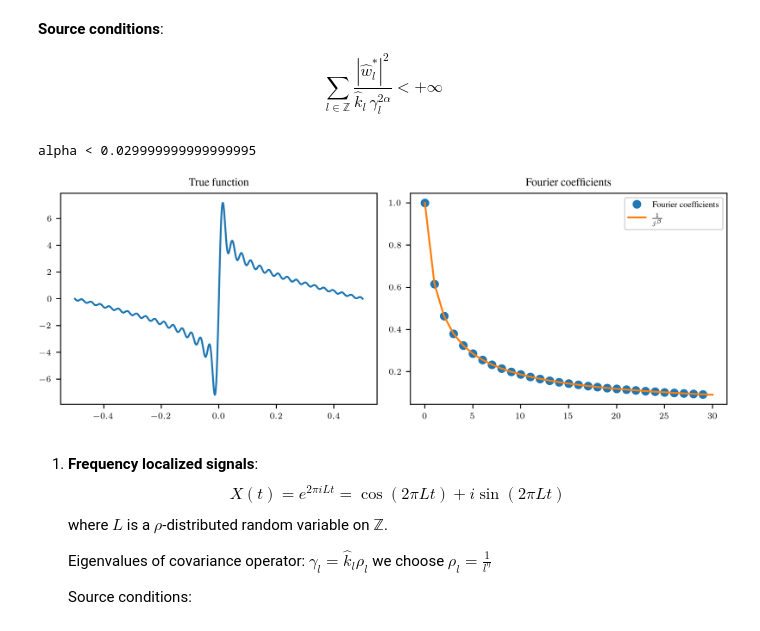
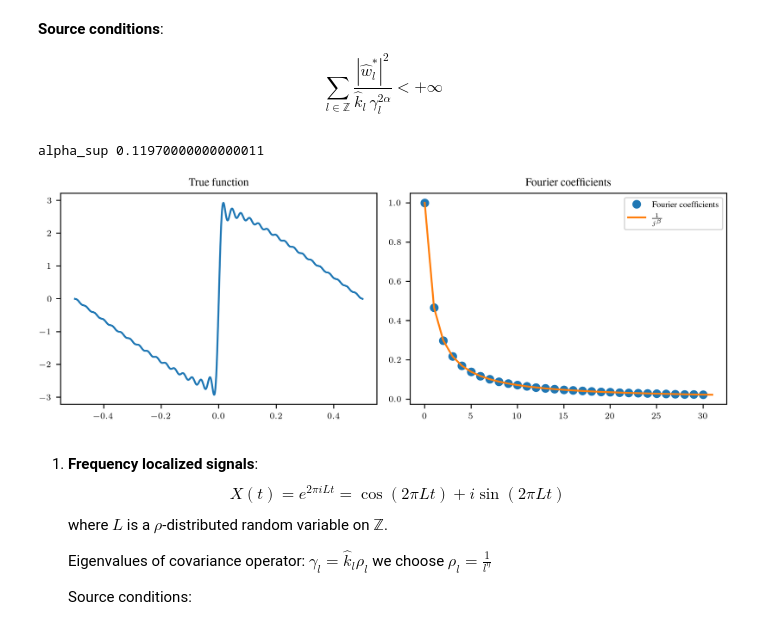
Before and after one commit to EmiliaMagnani/learnconv, a Jupyter notebook: circular_fourier.ipynb, the cells around one changed output. Saved outputs shown, nothing was run; the diff lists cells and outputs as text; code cells hidden in the pictures.

Commit message:
edited circular_fourier

```diff
--- a/circular_fourier.ipynb
+++ b/circular_fourier.ipynb
@@ -28,7 +27,7 @@ def fourier_coeff(f_eval,  T):
 #CHOOSE number of input functions
 N = 50
 
-d = 2**15 # grid points
+d = 2**17 # grid points
 
 
 t_left = -.5
@@ -37,5 +36,3 @@ t_right = .5
 T = t_right - t_left
 
 t = np.linspace(t_left,t_right,d)
-
-lamb =  1e-4 # regularization parameter
@@ -46,5 +38,0 @@ eta = .1
-# %%
-alpha_sup = (2*beta -1 - gamma) / 2*(gamma + eta)
-print("alpha <" , alpha_sup)
-# %% [output]
-alpha < 0.029999999999999995
@@ -53,3 +39,19 @@ alpha = .9 * alpha_sup
+# %%
+beta = 1.1
+gamma =  1.01
+if gamma <=1:
+    raise ValueError("gamma must be > 1")
+eta = .25
+alpha_sup = (2*beta -1 - gamma) / 2*(gamma + eta)
+print("alpha_sup" , alpha_sup)
+alpha = .9 * alpha_sup
+
+if alpha <= 0 or alpha > 1:
+    raise ValueError("alpha must be > 0 and < 1")
+
+lamb = 1e-4* N ** (-  1  / (2* alpha + 2)) # regularization parameter
+# %% [output]
+alpha_sup 0.11970000000000011
 # %%
 def sin_polin(t,alpha,M):
     return sum((2* np.sin(2*j*np.pi*t) / (j**alpha)) for j in range(1,M+2))
@@ -60,24 +62,30 @@ def fourier_expon(t,alpha,M):
 
 
 #CHOOSE ground truth function and obs. noise         y_i = x_i * true_w + noise
-sum_until = 30  # index M of truncation of the fourier series
+sum_until = 31  # index M of truncation of the fourier series
 true_w = sin_polin(t,beta,sum_until)
 
-noise = 0.05
+noise = 0.02
 
 ##fourier coefficients of w_true
-true_w_fourier = fourier_coeff(true_w, T)  # normalized by the number of grid points
+true_w_coeff = fourier_coeff(true_w, T)  # normalized by the number of grid points
+
+# true_w_coeff = np.zeros(t.size, dtype=complex)
+# true_w_coeff[0] = 1
+# for k in range(1,sum_until):
+#     true_w_coeff[k] = k**(-beta)
 # %%
 
 #plot the true function and its fourier coefficients in two subplots
 fig,(ax1, ax2)  = plt.subplots(1,2,figsize=(8, 3))
 ax1.plot(t,true_w)
 ax1.set_title('True function')
-ax2.plot(np.abs(true_w_fourier[1:sum_until+1]), 'o', label='Fourier coefficients')
-aux_vec=np.arange(1,true_w_fourier.size+1, dtype=float)
+
+ax2.plot(np.abs(true_w_coeff)[1:sum_until+1], 'o', label='Fourier coefficients')
+aux_vec=np.arange(1,true_w_coeff.size+1, dtype=float)
 ax2.plot(aux_vec[:sum_until+1]**(-beta), label=r'$\frac{1}{j^\beta}$')
 ax2.set_title('Fourier coefficients')
 ax2.legend()
 plt.tight_layout()
 # %% [output]
-[figure, old version]
+[figure, new version]
```
Also changed, not shown: parts of 20 cells of this notebook, 1 other file.
